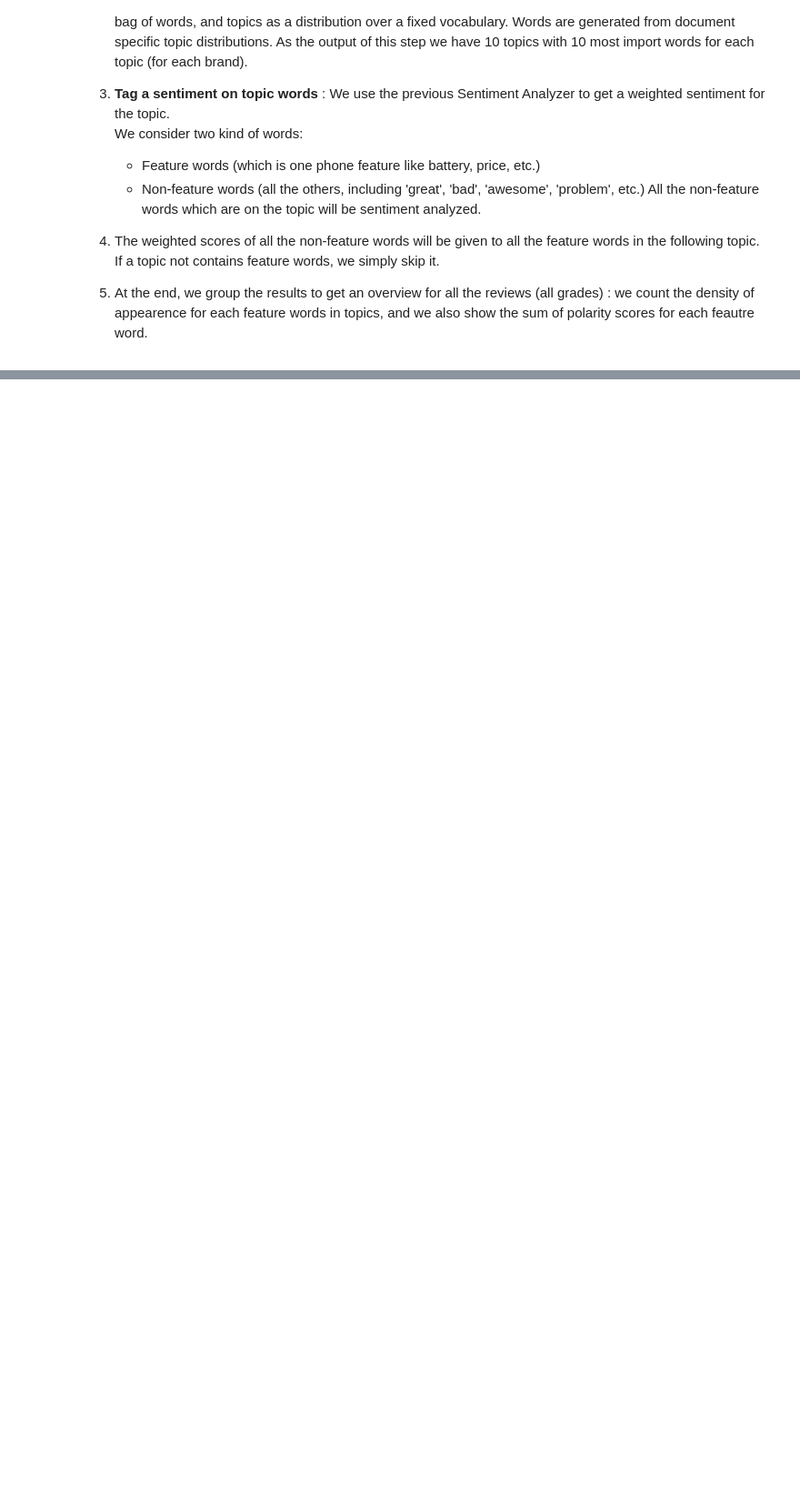
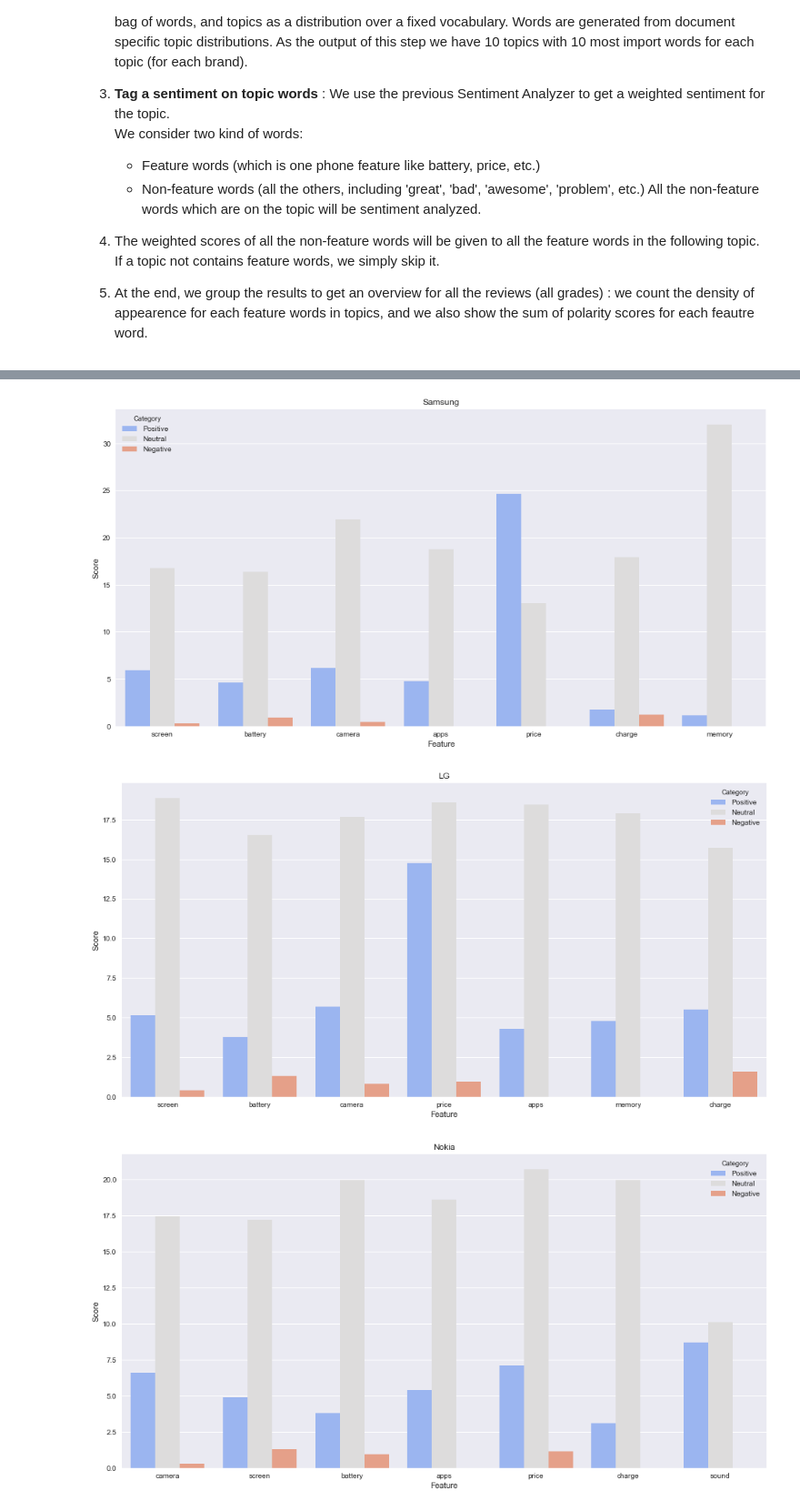
Before and after one commit to MsSquirrel/ADA---MAK, a Jupyter notebook: Project/Final notebook.ipynb, the cells around one changed output, grey strips where cells are left out. Shown: that part at 91% size. Cells and saved outputs as stored; diff of their text form; code cells hidden in the pictures; blank space fills up the shorter version.

```diff
--- a/Project/Final notebook.ipynb
+++ b/Project/Final notebook.ipynb
@@ -781,9 +787,12 @@ for brand in brands:
             for row_num in range(0, len(temp_df_w_ftr), 1):
 
                 word = temp_df_w_ftr['word'][row_num]
-                append_list = [brand, word, 1, pos, neg, neu, comp]
-                result.append(append_list)
+                append_list_pos = [brand, word, 1, "Positive", pos]
+                append_list_neg = [brand, word, 1, "Negative", neg]
+                append_list_neu = [brand, word, 1, "Neutral", neu]
+                append_list_comp =[brand, word, 1, "Compound", comp]
+                result.extend([append_list_pos, append_list_neg, append_list_neu, append_list_comp])
 # %%
 result = pd.DataFrame(data=result,
-                      columns=["Brand", "Feature", "Density", "Positive", "Negative", "Neutral", "Compound"])
-results_grouped = pd.DataFrame(data=result.groupby(["Brand", "Feature"]).sum())
+                      columns=["Brand", "Feature", "Density", "Category", "Score"])
+results_grouped = pd.DataFrame(data=result.groupby(["Brand", "Category", "Feature"]).sum())
@@ -810,0 +799,5 @@ results_grouped
+# %%
+rg = results_grouped.reset_index()
+
+# Kind of normalization to compare brands
+rg['Score'] = rg['Score'] / rg['Density']
@@ -810,0 +813,12 @@ results_grouped
+# %%
+# Positive rate, negative rate, and neutral rate
+for brand in brands:
+    result_brand = rg.query('Brand == @brand').sort_values(by="Density", ascending=False)
+    fig, ax = plt.subplots(figsize=(16, 8))
+    ax1 = sns.barplot(x="Feature", y="Score", hue="Category", data=result_brand, ci=None, palette=sns.color_palette("coolwarm", 3), hue_order=["Positive", "Neutral", "Negative"])
+    ax1.set_title(brand)
+    plt.savefig('./results/' + brand + '_composition.png')
+# %% [output]
+[figure, added]
+[figure, added]
+[figure, added]
```
Also changed, not shown: parts of 17 cells of this notebook, 20 other files.
